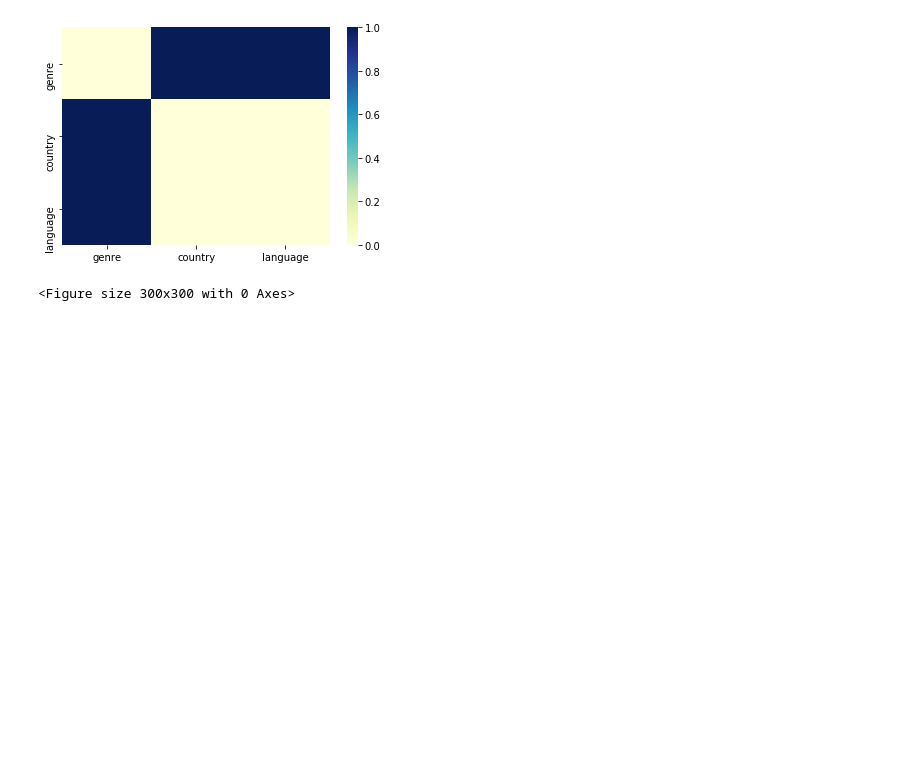
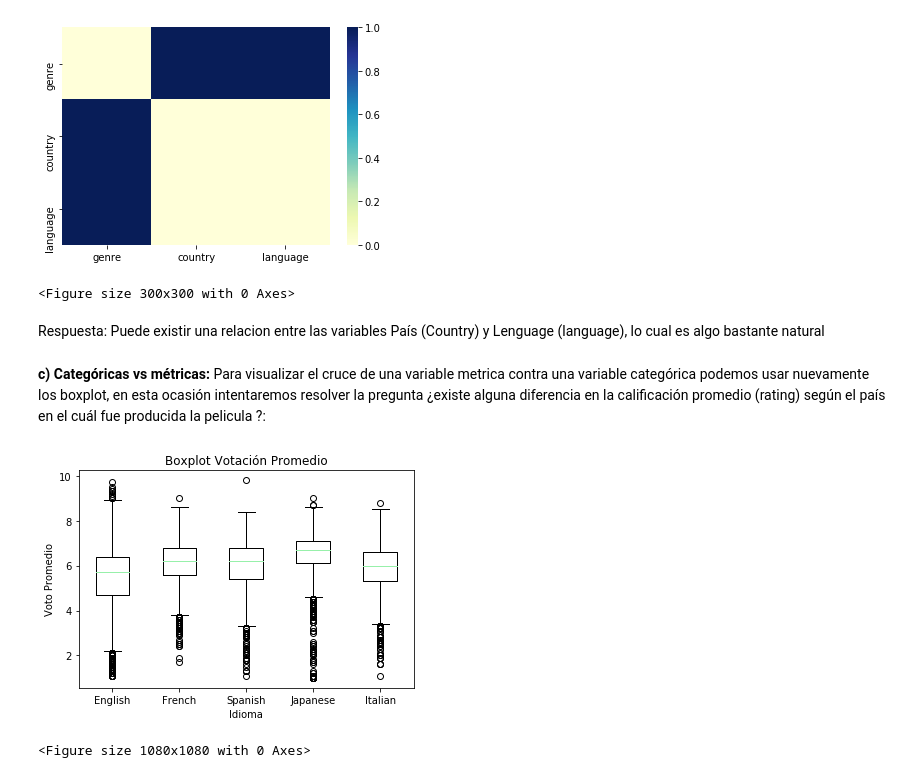
Before and after one commit to juankfc/DataScientist-Roadmap, a Jupyter notebook: Estadística Descriptiva/Estadística Descriptiva.ipynb, the cells around one changed output. Cells and saved outputs as stored; diff of their text form; code cells hidden in the pictures; blank space fills up the shorter version.

```diff
--- a/Estadística Descriptiva/Estadística Descriptiva.ipynb
+++ b/Estadística Descriptiva/Estadística Descriptiva.ipynb
@@ -393,3 +425,20 @@ language country
 language language
 [figure]
 <Figure size 300x300 with 0 Axes>
+# %% [markdown]
+Respuesta: Puede existir una relacion entre las variables País (Country) y Lenguage (language), lo cual es algo bastante natural
+# %% [markdown]
+<b> c) Categóricas vs métricas:</b> Para visualizar el cruce de una variable metrica contra una variable categórica podemos usar nuevamente los boxplot, en esta ocasión intentaremos resolver la pregunta ¿existe alguna diferencia en la calificación promedio (rating) según el país en el cuál fue producida la pelicula ?:
+# %%
+idiomas = ['English', 'French', 'Spanish', 'Japanese', 'Italian'] #Dada la cantidad de idiomas seleccionamos los que serían de nuestro interés, seleccionamos estos idiomas ya que son los 5 más frecuentes
+#Con len(movies['language'].unique()) podremos ver cuantos niveles tenemos en la variable idiomas
+plt.style.use('seaborn-pastel')
+plt.boxplot( [ movies[movies['language']==i]['avg_vote'] for i in idiomas ], vert=True, labels= idiomas)
+plt.title('Boxplot Votación Promedio')
+plt.ylabel('Voto Promedio')
+plt.xlabel('Idioma')
+plt.figure(figsize=(15,15))
+plt.show()
+# %% [output]
+[figure, added]
+<Figure size 1080x1080 with 0 Axes>
```
Also changed, not shown: parts of 27 cells of this notebook.
